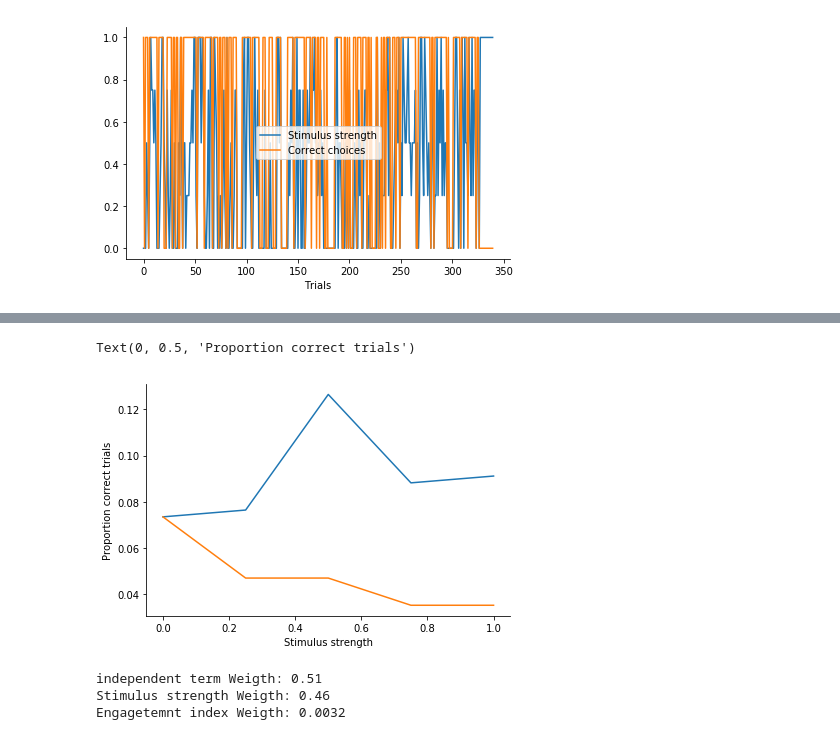
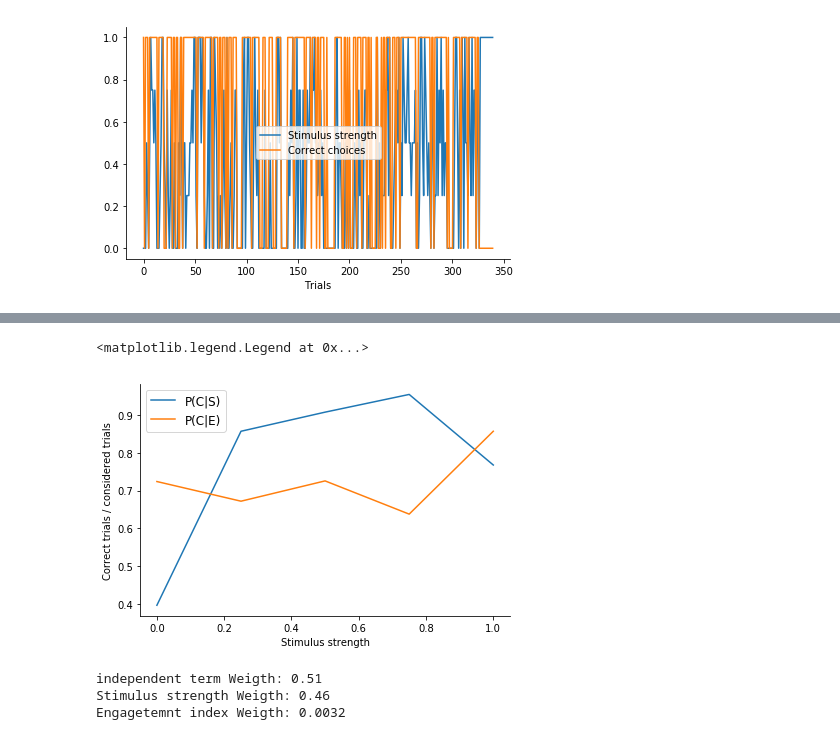
Before and after one commit to EmiliosIsaias/RattusDeus, a Jupyter notebook: Project_Notebook.ipynb, the cells around one changed output, grey strips where cells are left out. Drawn from its saved outputs; the diff is of its cells as text; code cells hidden in the pictures.

Commit message:
Plotting as many things as possible

```diff
--- a/Project_Notebook.ipynb
+++ b/Project_Notebook.ipynb
@@ -280,15 +280,21 @@ prob_s = prob_s.reshape(-1,1)
 
 # Conditional joint probability
 con_c_gse = np.zeros((test.size,2))
+con_c_gs = np.zeros(test.size)
 engIdxBin = engIdxNorm < 0.5
 con_c_ge = np.zeros(prob_e.size)
+consTrials = np.zeros_like(con_c_gse)
 for ce in range(prob_c.size):
     for cp in range(test.size):
         consStimFlag = cueStrgth == test[cp]
         consEngFlag = np.array(engIdxBin ^ ce, dtype='bool')
-        con_c_gse[cp, ce] = np.sum(correctChoice[consStimFlag & consEngFlag])/Nt
+        flags = consStimFlag & consEngFlag
+        con_c_gse[cp, ce] = np.sum(correctChoice[flags])/sum(flags)
+        consTrials[cp, ce] = sum(flags)
+        con_c_gs[cp] = np.sum(correctChoice[consStimFlag])/consStimFlag.sum()
+
 for ci in range(prob_e.size):
     consEngIdx = engIdxDisc == (ci/(my_step-1))
-    con_c_ge[ci] = np.sum(correctChoice[consEngIdx])/Nt
+    con_c_ge[ci] = np.sum(correctChoice[consEngIdx])/consEngIdx.sum()
 sux = ~sux
 sux = correctChoice == 1
@@ -295,10 +322,12 @@ sux = correctChoice == 1
 # %%
-plt.plot(test,con_c_gse)
+plt.plot(test, con_c_gs)
+plt.plot(test, con_c_ge)
 plt.xlabel('Stimulus strength')
-plt.ylabel('Proportion correct trials')
+plt.ylabel('Correct trials / considered trials')
+plt.legend(['P(C|S)', 'P(C|E)'], fontsize=12)
 # %% [output]
-Text(0, 0.5, 'Proportion correct trials')
+<matplotlib.legend.Legend at 0x...>
-[figure, old version]
+[figure, new version]
 # %%
 #GLM to predict probability of success
 # y = designMatrix * theta
```
Also changed, not shown: parts of 1 cell of this notebook.
